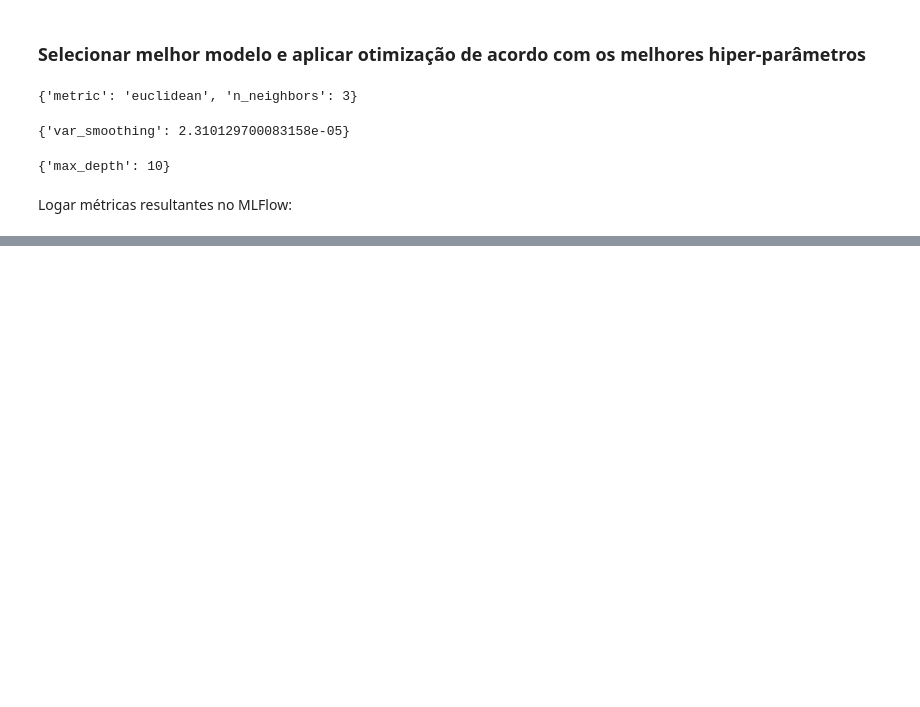
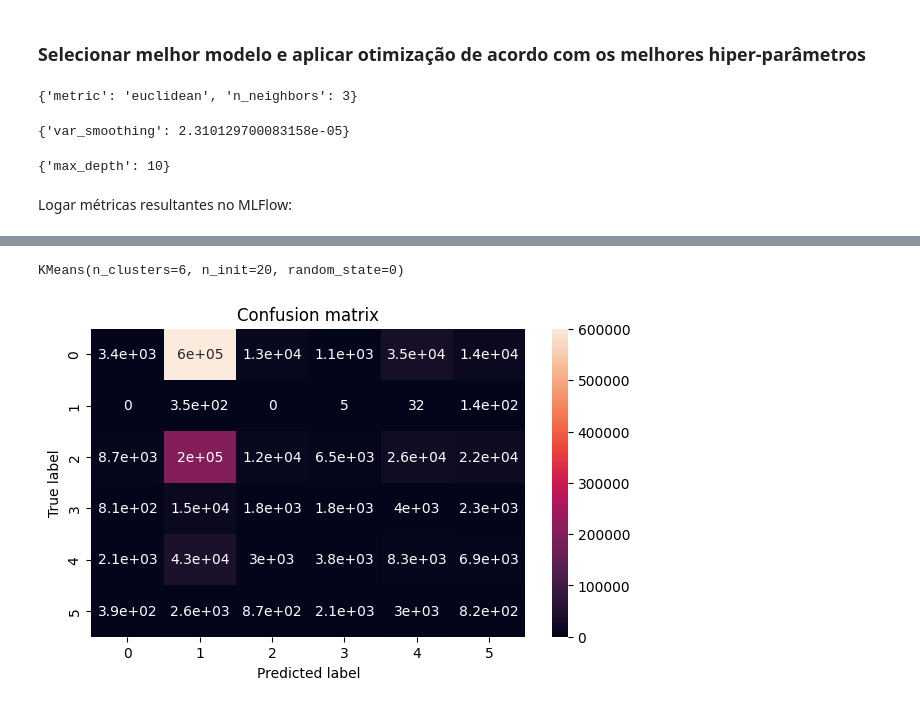
Before and after one commit to annaluizacaraciolo/Ciencia_de_Dados, a Jupyter notebook: Projeto2.ipynb, the cells around one changed output, grey strips where cells are left out. Drawn from its saved outputs; the diff is of its cells as text; code cells hidden in the pictures; blank space fills up the shorter version.

Commit message:
Changing evaluation metrics

```diff
--- a/Projeto2.ipynb
+++ b/Projeto2.ipynb
@@ -308,0 +285,9 @@ Logar métricas resultantes no MLFlow:
+# %%
+kmeans = KMeans(n_clusters = 6, random_state=0, n_init=20)
+# %%
+kmeans.fit(X_train, y_train)
+# %% [output]
+KMeans(n_clusters=6, n_init=20, random_state=0)
+# %%
+labels=["Good", "Moderate", "Unhealthy for Sensitive Groups", "Unhealthy", "Very Unhealthy", "Hazardous"]
+y_pred_kmeans = kmeans.predict(X_test)
@@ -308,0 +297,13 @@ Logar métricas resultantes no MLFlow:
+# %%
+confusion_matrix = sklearn.metrics.confusion_matrix(y_test, y_pred_kmeans)
+# %%
+import matplotlib.pyplot as plt
+
+plt.figure(figsize=(7,4))
+sns.heatmap(confusion_matrix, annot=True)
+plt.title("Confusion matrix")
+plt.ylabel("True label")
+plt.xlabel('Predicted label')
+plt.show()
+# %% [output]
+[figure, added]
```
Also changed, not shown: parts of 23 cells of this notebook.
